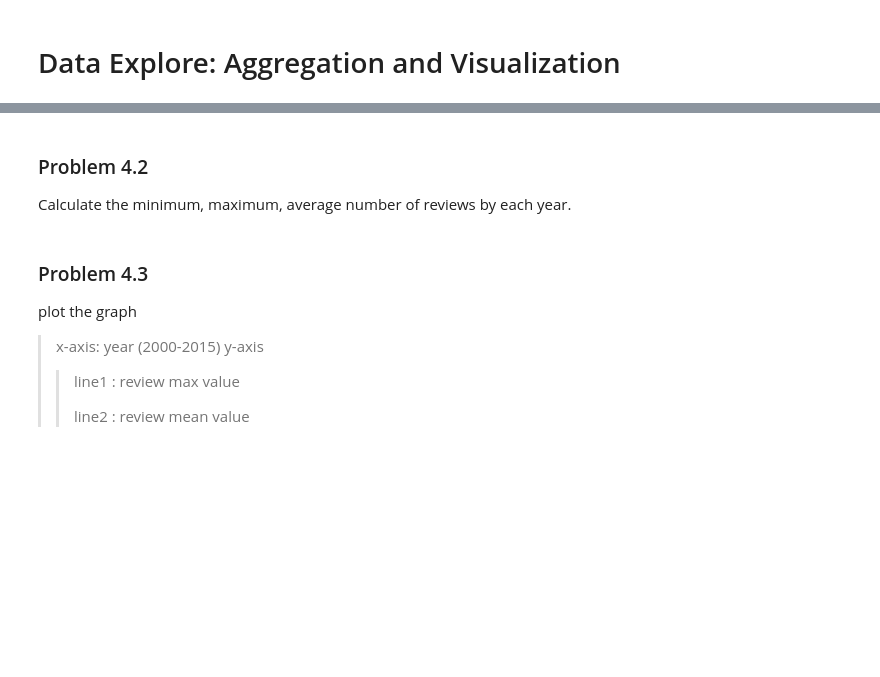
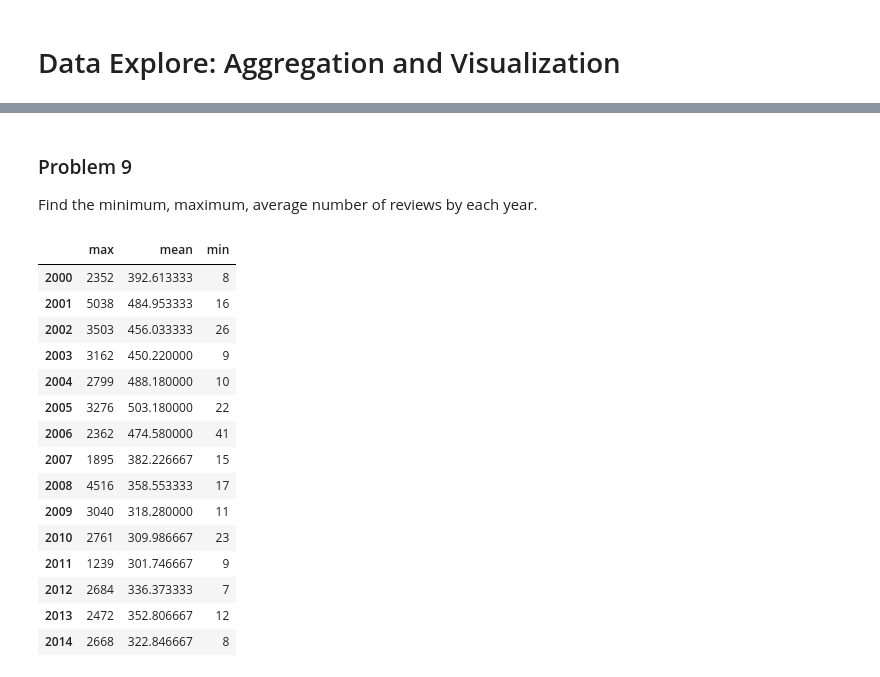
Before and after one commit to MadisonYuu/cose471_2016, a Jupyter notebook: HW1.ipynb, the cells around one changed output, grey strips where cells are left out. Drawn from its saved outputs; the diff is of its cells as text; code cells hidden in the pictures; blank space fills up the shorter version.

```diff
--- a/HW1.ipynb
+++ b/HW1.ipynb
@@ -321,4 +499,4 @@ year_group_movies.describe()
 # %% [markdown]
-### Problem 4.2
+### Problem 9
 
-Calculate the minimum, maximum, average number of reviews by each year.
+Find the minimum, maximum, average number of reviews by each year.
@@ -327,12 +503,30 @@ Calculate the minimum, maximum, average number of reviews by each year.
+# %%
+review_statistics = dict();
+# your code here
+
+review_statistics = pd.DataFrame(review_statistics).transpose()
+# %%
+"""
+Problem 9 : Test Code
+"""
+review_statistics
+# %% [output]
+|  | max | mean | min |
+| 2000 | 2352 | 392.613333 | 8 |
+| 2001 | 5038 | 484.953333 | 16 |
+| 2002 | 3503 | 456.033333 | 26 |
+| 2003 | 3162 | 450.220000 | 9 |
+| 2004 | 2799 | 488.180000 | 10 |
+| 2005 | 3276 | 503.180000 | 22 |
+| 2006 | 2362 | 474.580000 | 41 |
+| 2007 | 1895 | 382.226667 | 15 |
+| 2008 | 4516 | 358.553333 | 17 |
+| 2009 | 3040 | 318.280000 | 11 |
+| 2010 | 2761 | 309.986667 | 23 |
+| 2011 | 1239 | 301.746667 | 9 |
+| 2012 | 2684 | 336.373333 | 7 |
+| 2013 | 2472 | 352.806667 | 12 |
+| 2014 | 2668 | 322.846667 | 8 |
 # %%
 %matplotlib inline
 import matplotlib.pyplot as plt
-# %% [markdown]
-### Problem 4.3
-
-plot the graph
-> x-axis: year (2000-2015)
-> y-axis
->> line1 : review max value
->>
->> line2 : review mean value
```
Also changed, not shown: parts of 66 cells of this notebook, 2 other files.
